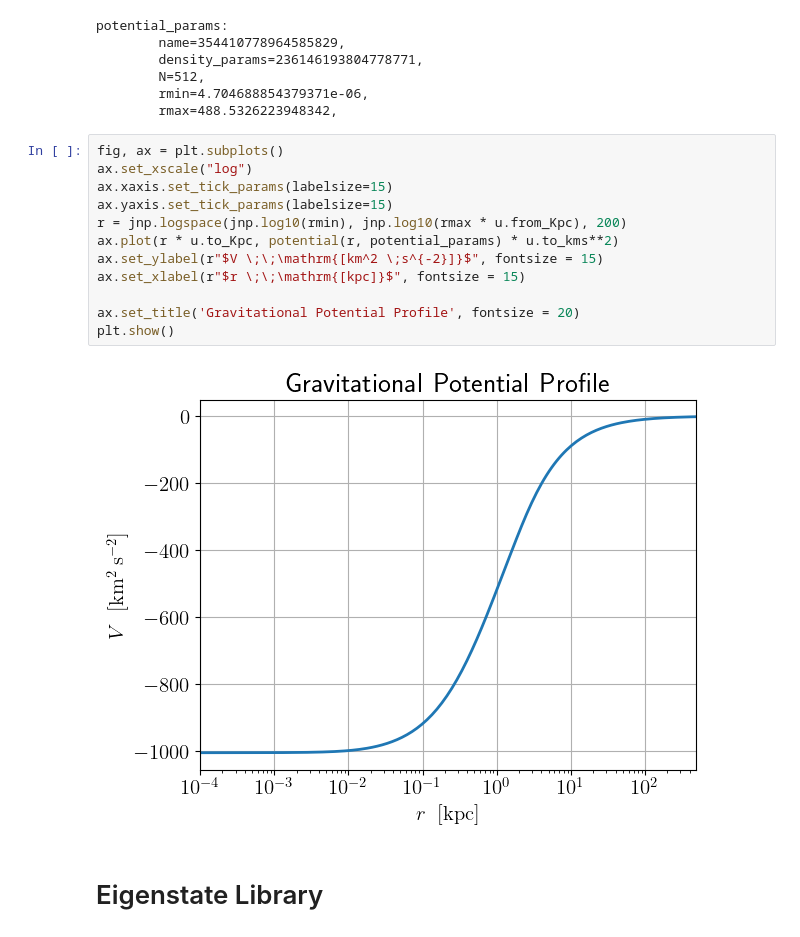
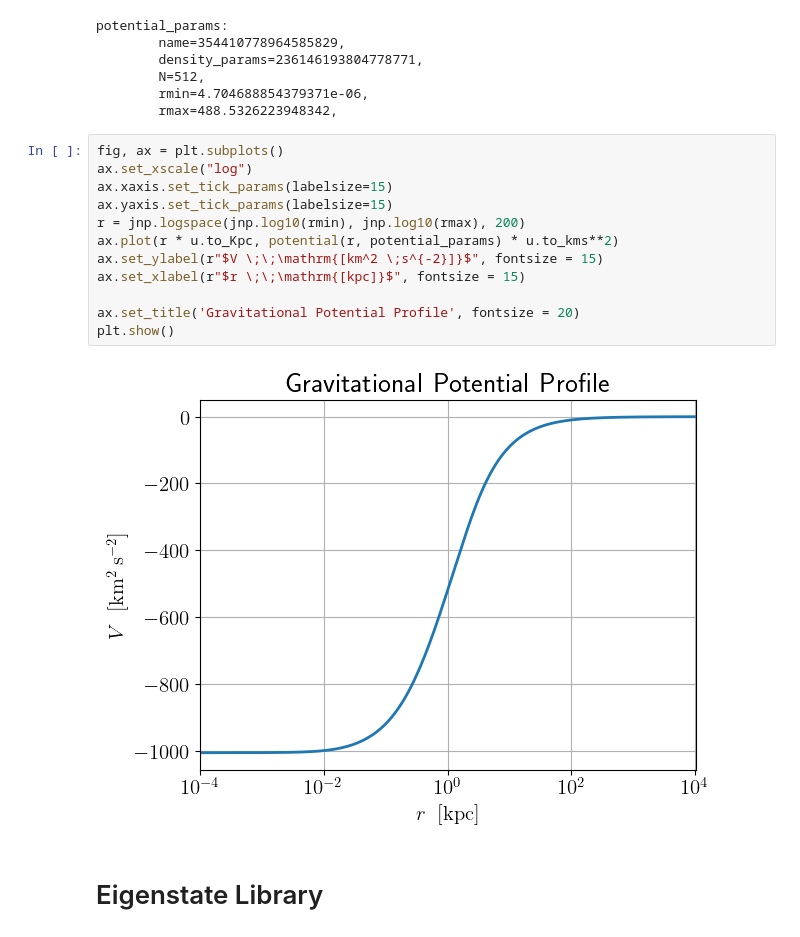
Before and after one commit to jdarne22/jaxsp, a Jupyter notebook: examples/tutorial.ipynb, the cells around one changed output. Cells and saved outputs as stored; diff of their text form.

```diff
--- a/examples/tutorial.ipynb
+++ b/examples/tutorial.ipynb
@@ -134,17 +136,17 @@ potential_params:
 # %%
 fig, ax = plt.subplots()
 ax.set_xscale("log")
 ax.xaxis.set_tick_params(labelsize=15)
 ax.yaxis.set_tick_params(labelsize=15)
-r = jnp.logspace(jnp.log10(rmin), jnp.log10(rmax * u.from_Kpc), 200)
+r = jnp.logspace(jnp.log10(rmin), jnp.log10(rmax), 200)
 ax.plot(r * u.to_Kpc, potential(r, potential_params) * u.to_kms**2)
 ax.set_ylabel(r"$V \;\;\mathrm{[km^2 \;s^{-2}]}$", fontsize = 15)
 ax.set_xlabel(r"$r \;\;\mathrm{[kpc]}$", fontsize = 15)
 
 ax.set_title('Gravitational Potential Profile', fontsize = 20)
 plt.show()
 # %% [output]
-[figure, old version]
+[figure, new version]
 # %% [markdown]
 # Eigenstate Library
 # %% [markdown]
```
Also changed, not shown: parts of 4 cells of this notebook, 5 other files.
